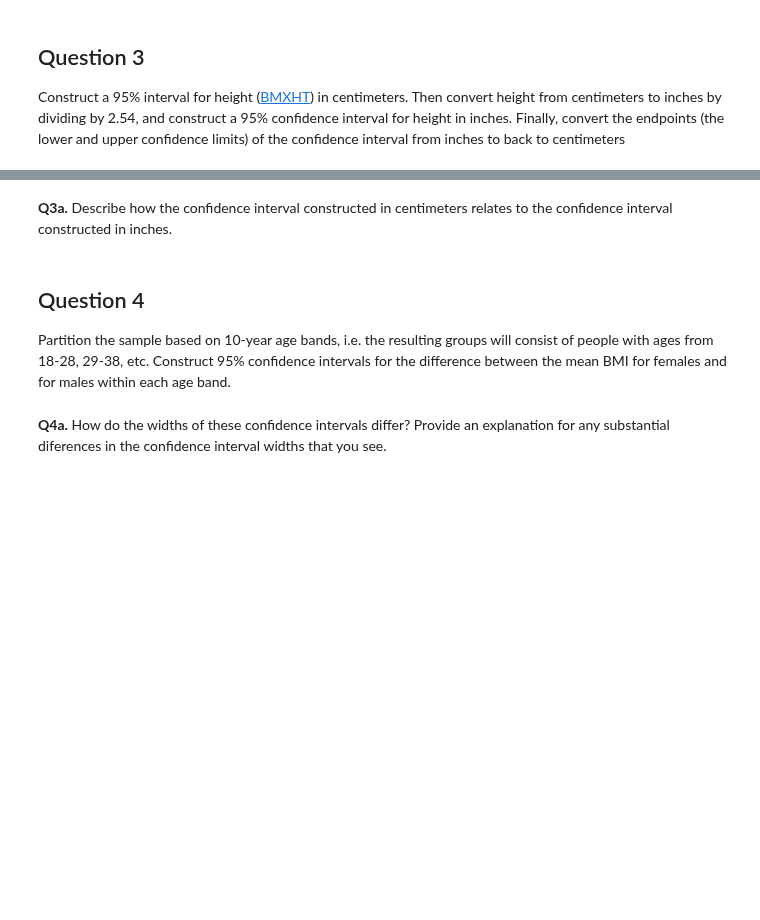
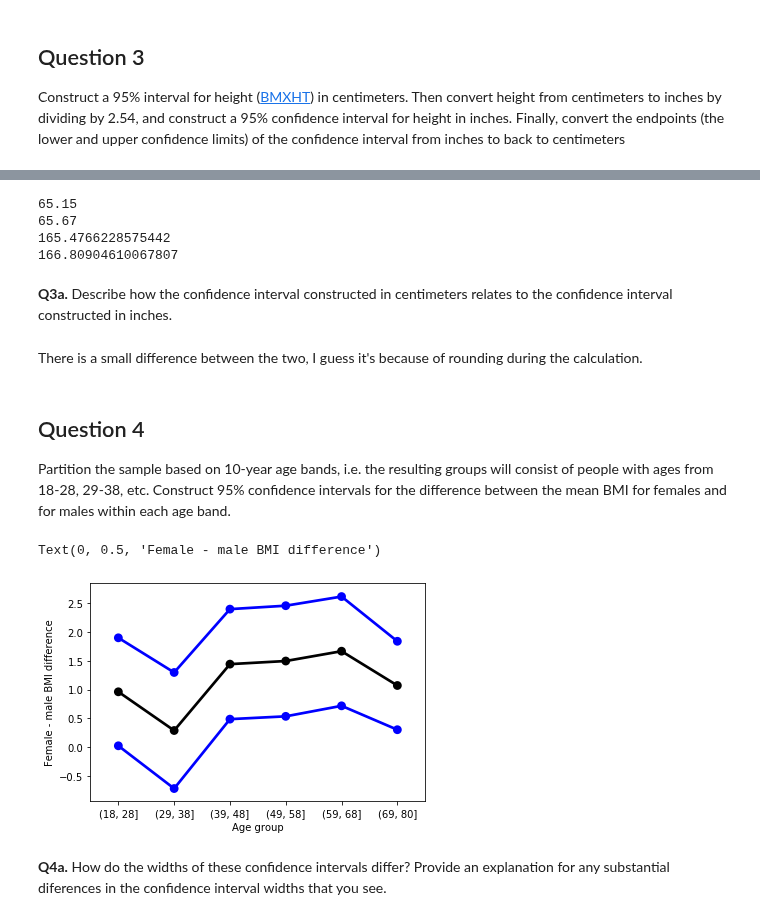
Before and after one commit to lpianta/ai_fall_exercises, a Jupyter notebook: M2/d8_pvalue/01_confidence_intervals_practice.ipynb, the cells around one changed output, grey strips where cells are left out. Saved outputs shown, nothing was run; the diff lists cells and outputs as text; code cells hidden in the pictures; blank space fills up the shorter version.

Commit message:
confidence interval exercises

```diff
--- a/M2/d8_pvalue/01_confidence_intervals_practice.ipynb
+++ b/M2/d8_pvalue/01_confidence_intervals_practice.ipynb
@@ -110,5 +131,30 @@ Construct a 95% interval for height ([BMXHT](https://wwwn.cdc.gov/Nchs/Nhanes/20
+# %%
+# converting cm to inches
+height_inches = da['BMXHT'] / 2.54
+
+#calculating mean, standard deviation and sample size (should be the same as before)
+inches_mean = height_inches.mean()
+inches_std = np.std(da['BMXHT'])
+inches_n = da['BMXHT'].count()
+
+# calculating lower and upper confidence interval points
+low_cil_inches = inches_mean - (inches_std / np.sqrt(inches_n - 1)) * 1.96
+print(round(low_cil_inches, 2))
+upp_cil_inches = inches_mean + (inches_std / np.sqrt(inches_n - 1)) * 1.96
+print(round(upp_cil_inches, 2))
+
+# converting back to cm
+print(low_cil_inches * 2.54)
+print(upp_cil_inches * 2.54)
+# %% [output]
+65.15
+65.67
+165.4766228575442
+166.80904610067807
 # %% [markdown]
 __Q3a.__ Describe how the confidence interval constructed in centimeters relates to the confidence interval constructed in inches.
+# %% [markdown]
+There is a small difference between the two, I guess it's because of rounding during the calculation.
 # %% [markdown]
 ## Question 4
 
@@ -118,3 +162,37 @@ Partition the sample based on 10-year age bands, i.e. the resulting groups will
+# %%
+# enter your code here
+
+# setting bins
+bins = pd.IntervalIndex.from_tuples([(18, 28), (29, 38), (39, 48), (49, 58), (59, 68), (69, 80)])
+
+# creating age groups
+da["agegrp"] = pd.cut(da.RIDAGEYR, bins)
+
+# creating dataframe to work on
+pr = da.groupby(["agegrp", "RIAGENDRx"]).agg({"BMXBMI": [np.mean, np.std, np.size]}).unstack()
+
+# Calculate the SEM for females and for males within each age band
+pr["BMXBMI", "sem", "Female"] = pr["BMXBMI", "std", "Female"] / np.sqrt(pr["BMXBMI", "size", "Female"])
+pr["BMXBMI", "sem", "Male"] = pr["BMXBMI", "std", "Male"] / np.sqrt(pr["BMXBMI", "size", "Male"])
+
+# Calculate the mean difference of BMI between females and males within each age band, also  calculate
+# its SE and the lower and upper limits of its 95% CI.
+pr["BMXBMI", "mean_diff", ""] = pr["BMXBMI", "mean", "Female"] - pr["BMXBMI", "mean", "Male"]
+pr["BMXBMI", "sem_diff", ""] = np.sqrt(pr["BMXBMI", "sem", "Female"]**2 + pr["BMXBMI", "sem", "Male"]**2)
+pr["BMXBMI", "lcb_diff", ""] = pr["BMXBMI", "mean_diff", ""] - 1.96 * pr["BMXBMI", "sem_diff", ""]
+pr["BMXBMI", "ucb_diff", ""] = pr["BMXBMI", "mean_diff", ""] + 1.96 * pr["BMXBMI", "sem_diff", ""]
+
+# Plot the mean difference in black and the confidence limits in blue
+x = np.arange(pr.shape[0])
+pp = sns.pointplot(x, pr["BMXBMI", "mean_diff", ""], color='black')
+sns.pointplot(x, pr["BMXBMI", "lcb_diff", ""], color='blue')
+sns.pointplot(x, pr["BMXBMI", "ucb_diff", ""], color='blue')
+pp.set_xticklabels(pr.index)
+pp.set_xlabel("Age group")
+pp.set_ylabel("Female - male BMI difference")
+# %% [output]
+Text(0, 0.5, 'Female - male BMI difference')
+[figure, added]
 # %% [markdown]
 __Q4a.__ How do the widths of these confidence intervals differ?  Provide an explanation for any substantial diferences in the confidence interval widths that you see.
 # %% [markdown]
```
Also changed, not shown: parts of 16 cells of this notebook.
